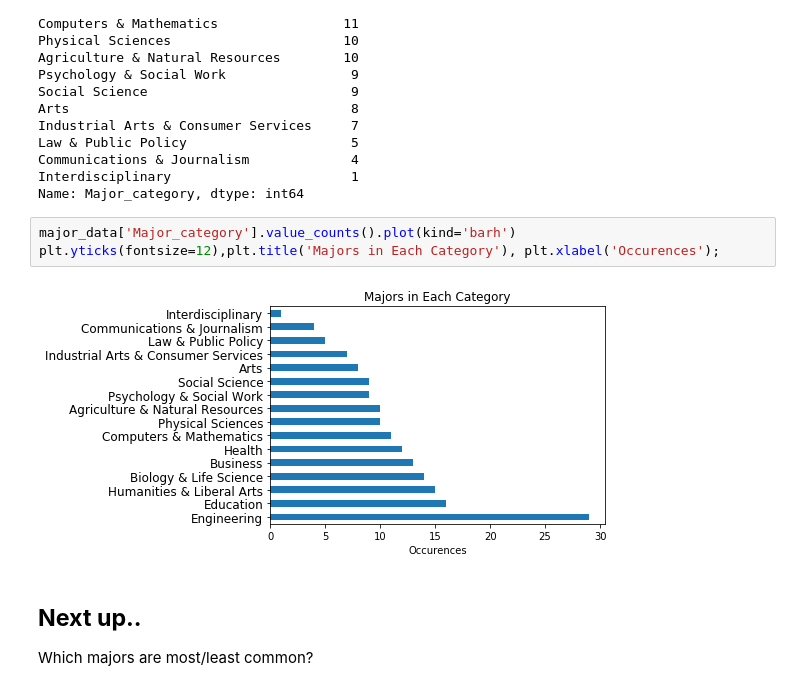
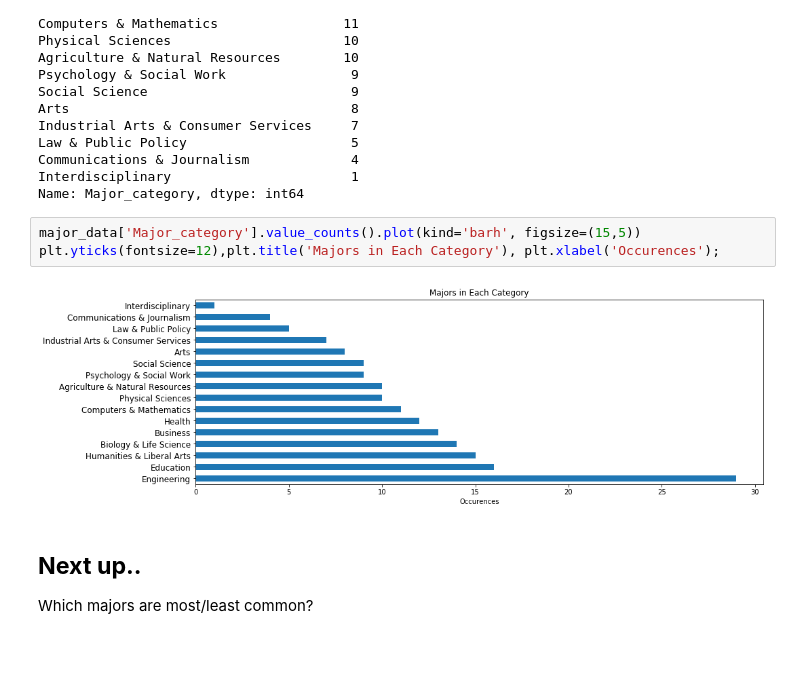
Before and after one commit to michaeltait3/College-Majors-Report, a Jupyter notebook: report.ipynb, the cells around one changed output. Saved outputs shown, nothing was run; the diff lists cells and outputs as text; blank space fills up the shorter version.

```diff
--- a/report.ipynb
+++ b/report.ipynb
@@ -67,10 +54,10 @@ Communications & Journalism             4
 Interdisciplinary                       1
 Name: Major_category, dtype: int64
 # %%
-major_data['Major_category'].value_counts().plot(kind='barh')
+major_data['Major_category'].value_counts().plot(kind='barh', figsize=(15,5))
 plt.yticks(fontsize=12),plt.title('Majors in Each Category'), plt.xlabel('Occurences');
 # %% [output]
-[figure, old version]
+[figure, new version]
 # %% [markdown]
 ## **Next up..**
 
```
Also changed, not shown: parts of 14 cells of this notebook, 2 other files.
